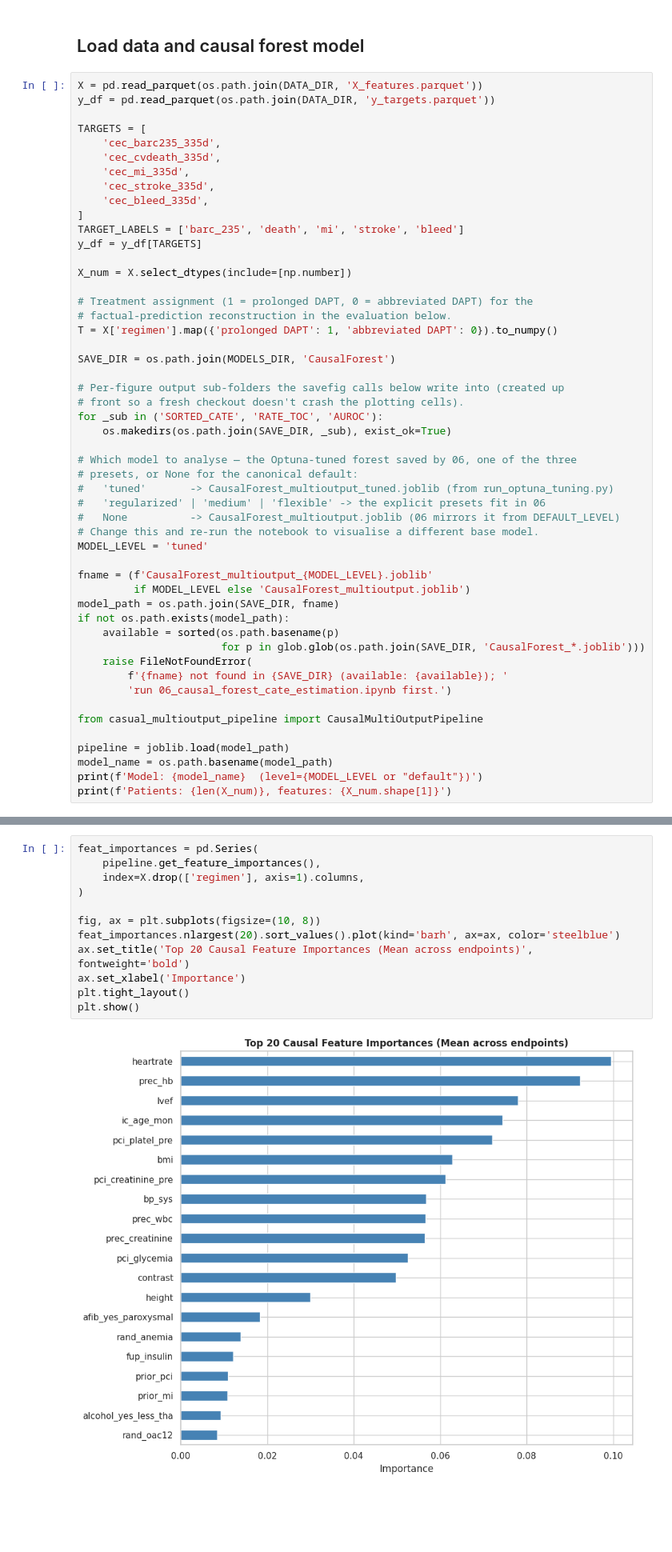
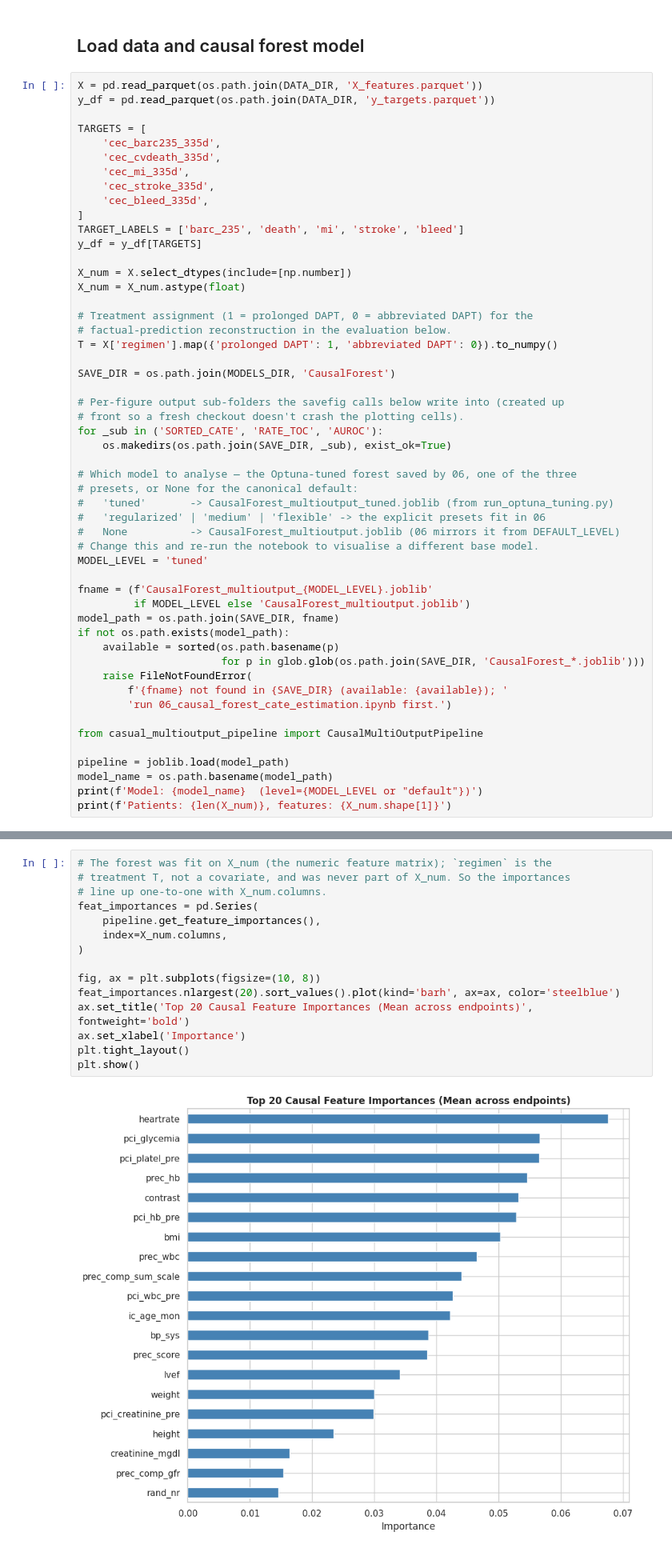
Before and after one commit to TommasoPioda/CATE-estimation-on-the-MASTER-DAPT-trial, a Jupyter notebook: Meta-learning/causal_forest/07_causal_forest_analysis.ipynb, the cells around one changed output, grey strips where cells are left out. Shown at 80% size. Cells and saved outputs as stored; diff of their text form; blank space fills up the shorter version.

```diff
--- a/Meta-learning/causal_forest/07_causal_forest_analysis.ipynb
+++ b/Meta-learning/causal_forest/07_causal_forest_analysis.ipynb
@@ -67,6 +67,7 @@ TARGET_LABELS = ['barc_235', 'death', 'mi', 'stroke', 'bleed']
 y_df = y_df[TARGETS]
 
 X_num = X.select_dtypes(include=[np.number])
+X_num = X_num.astype(float)
 
 # Treatment assignment (1 = prolonged DAPT, 0 = abbreviated DAPT) for the
 # factual-prediction reconstruction in the evaluation below.
@@ -450,16 +451,19 @@ plot_confusion_matrices(
 
 Mean feature importance across all endpoints, from causal forest variable importance.
 # %%
+# The forest was fit on X_num (the numeric feature matrix); `regimen` is the
+# treatment T, not a covariate, and was never part of X_num. So the importances
+# line up one-to-one with X_num.columns.
 feat_importances = pd.Series(
     pipeline.get_feature_importances(),
-    index=X.drop(['regimen'], axis=1).columns,
+    index=X_num.columns,
 )
 
 fig, ax = plt.subplots(figsize=(10, 8))
 feat_importances.nlargest(20).sort_values().plot(kind='barh', ax=ax, color='steelblue')
 ax.set_title('Top 20 Causal Feature Importances (Mean across endpoints)', fontweight='bold')
 ax.set_xlabel('Importance')
 plt.tight_layout()
 plt.show()
 # %% [output]
-[figure, old version]
+[figure, new version]
```
Also changed, not shown: parts of 7 cells of this notebook, 7 other files.
